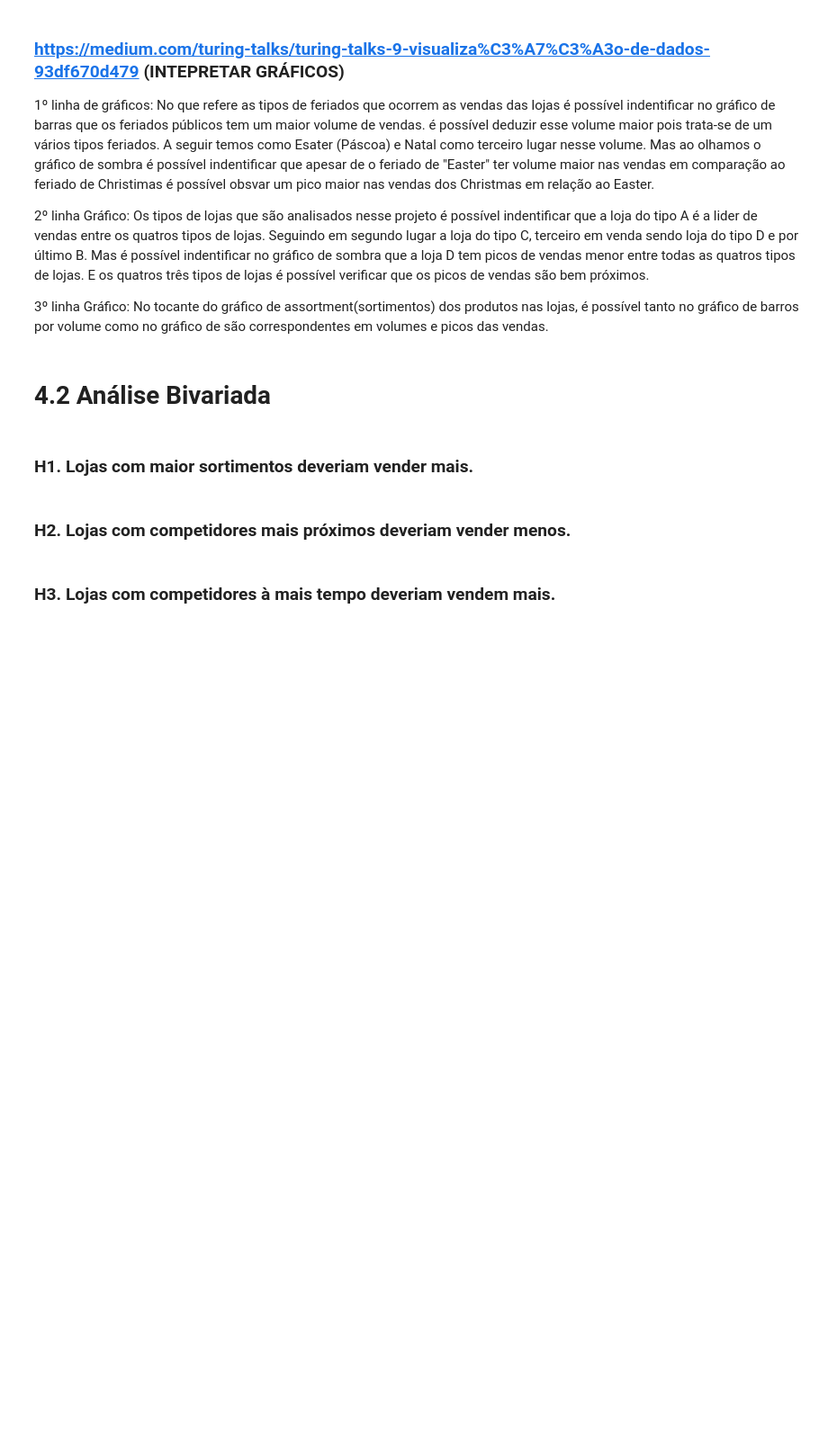
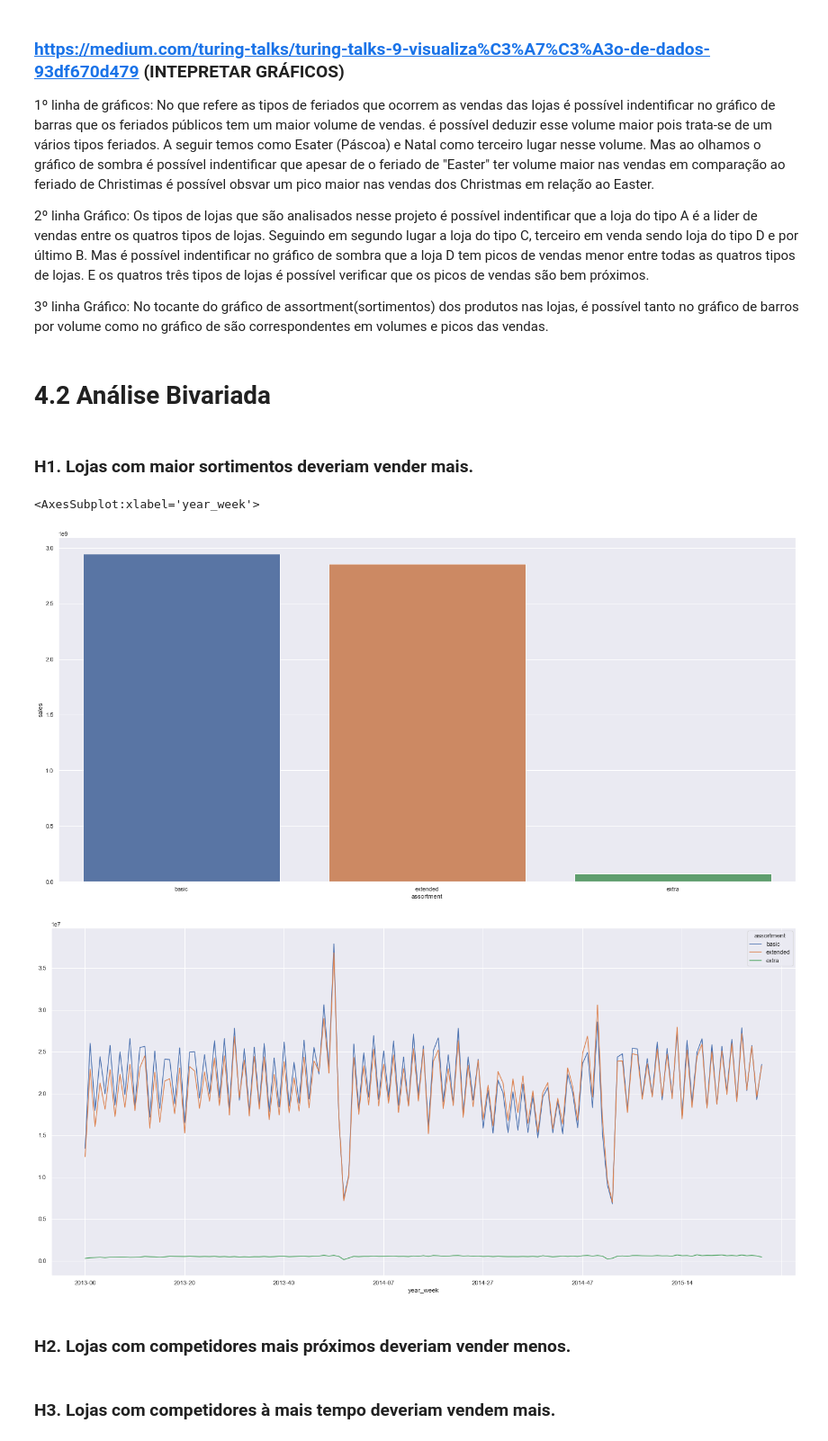
Before and after one commit to guiaraujofreitas/rossmann_estudo, a Jupyter notebook: Store-analise_dados_ modulo_04_1.ipynb, the cells around one changed output. Shown at 90% size. Saved outputs shown, nothing was run; the diff lists cells and outputs as text; code cells hidden in the pictures; blank space fills up the shorter version.

```diff
--- a/Store-analise_dados_ modulo_04_1.ipynb
+++ b/Store-analise_dados_ modulo_04_1.ipynb
@@ -707,11 +707,22 @@ plt.legend(loc='best')
 ### H1. Lojas com maior sortimentos deveriam vender mais.
 # %%
 # resert_index reclassifica os índices (https://www.delftstack.com/pt/howto/python-pandas/pandas-reset-index-python/)
-# método groupby : "separaa os valores dos dados por tipo - ex: valores imóveis por bairro"
+# método groupby : "separaa os valores dos dados por tipo - ex: valores médio dos imóveis por bairro e não o valor médio de todos imóveis"
 #link groupby: https://cursos.alura.com.br/forum/topico-uso-do-groupby-112111
 
-#sns.barplot(x ='assortment', y='sales',data= df4) usando essa forma eu considero sortimento de vendas loja no geral
-# por isso se vou fazer por categoria devo filtrar (variavel auxiliar) para separar por categoria
+aux1= df4[['assortment','sales']].groupby('assortment').sum().reset_index() #esse é o filtro: estou separando por grupos o total de assortment
+sns.barplot(x = 'assortment', y = 'sales', data = aux1)
+
+# entre tanto esse volume total de vendas entres os tipos de produtos não representam um comportamento ao longo do tempo
+# existe há possibilidade de ao decorrer do tempo o volume de vendas do produto "EXTRA" tem tido queda por um período de tempo
+
+aux2 = df4[['year_week','assortment','sales']].groupby(['assortment','year_week']).sum().reset_index()
+#função pivot = para organizar em indíces (linhas), colunas e valores(números)
+aux2.pivot(index ='year_week',columns = 'assortment',values ='sales').plot()
+# %% [output]
+<AxesSubplot:xlabel='year_week'>
+[figure, added]
+[figure, added]
 # %% [markdown]
 
 
```
Also changed, not shown: parts of 3 cells of this notebook.
